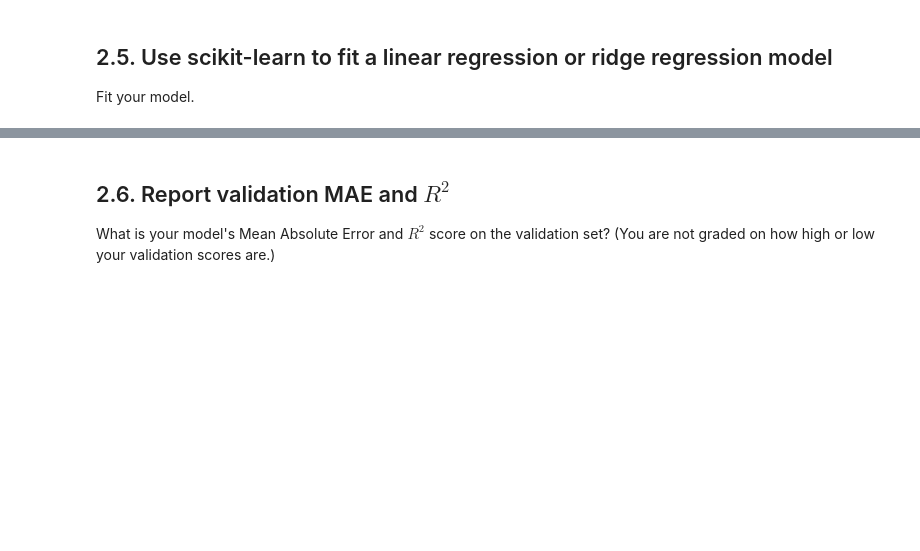
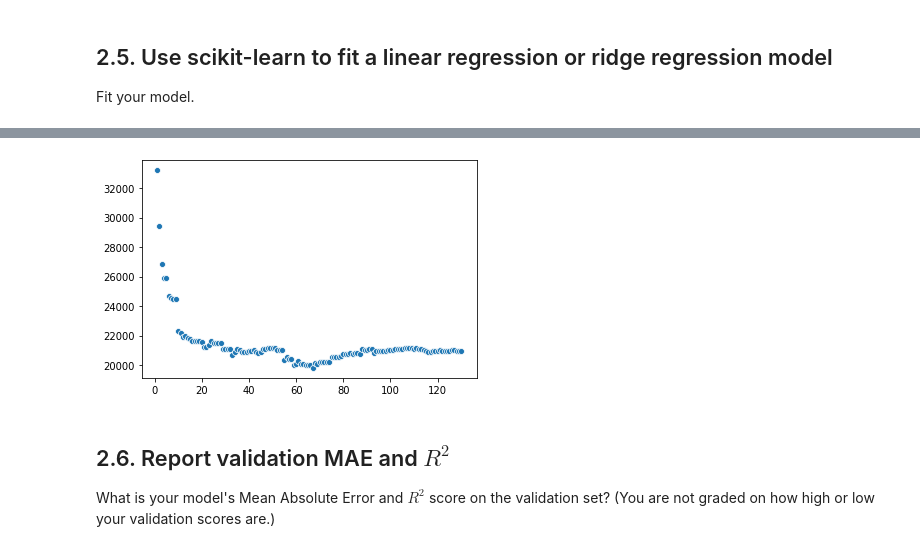
Before and after one commit to johnnykoo84/DS_Sprint_Challenge_5, a Jupyter notebook: DS_Sprint_Challenge_5.ipynb, the cells around one changed output, grey strips where cells are left out. Saved outputs shown, nothing was run; the diff lists cells and outputs as text; code cells hidden in the pictures; blank space fills up the shorter version.

```diff
--- a/DS_Sprint_Challenge_5.ipynb
+++ b/DS_Sprint_Challenge_5.ipynb
@@ -235,3 +291,11 @@ Otherwise, you may choose whichever features and however many you want.
 ## 2.4. Do one-hot encoding
 
 Encode your categorical feature(s).
+# %%
+import category_encoders as ce
+
+encoder = ce.OneHotEncoder(use_cat_names=True)
+X_train_enc = encoder.fit_transform(X_train)
+X_val_enc = encoder.transform(X_val)
+
+X_train_enc.head()
@@ -238,3 +310,32 @@ Encode your categorical feature(s).
 # %% [markdown]
 ## 2.5. Use scikit-learn to fit a linear regression or ridge regression model
 Fit your model.
+# %%
+from sklearn.feature_selection import f_regression, SelectKBest
+from sklearn.linear_model import LinearRegression
+from sklearn.metrics import mean_absolute_error, r2_score
+from sklearn.preprocessing import StandardScaler
+
+scaler = StandardScaler()
+X_train_scaled = scaler.fit_transform(X_train_enc)
+X_val_scaled = scaler.transform(X_val_enc)
+
+ks = []
+MAEs = []
+for k in range(1, len(X_train_enc.columns)+1):
+    print(f'{k} features')
+
+    selector = SelectKBest(score_func=f_regression, k=k)
+    X_train_selected = selector.fit_transform(X_train_scaled, y_train)
+    X_val_selected = selector.transform(X_val_scaled)
+
+    model = LinearRegression()
+    model.fit(X_train_selected, y_train)
+
+    y_pred = model.predict(X_val_selected)
+    mae = mean_absolute_error(y_val, y_pred)
+    r2 = r2_score(y_val, y_pred)
+    print(f'Test MAE: ${mae:,.0f} \n')
+    print(f'r^2: ${r2:,.0f} \n')
+    ks.append(k)
+    MAEs.append(mae)
@@ -240,0 +360,7 @@ Fit your model.
+# %%
+import seaborn as sns
+import matplotlib.pyplot as plt
+MAEs
+ax = sns.scatterplot(x=ks[:130], y=MAEs[:130])
+# %% [output]
+[figure, added]
```
Also changed, not shown: parts of 10 cells of this notebook.
